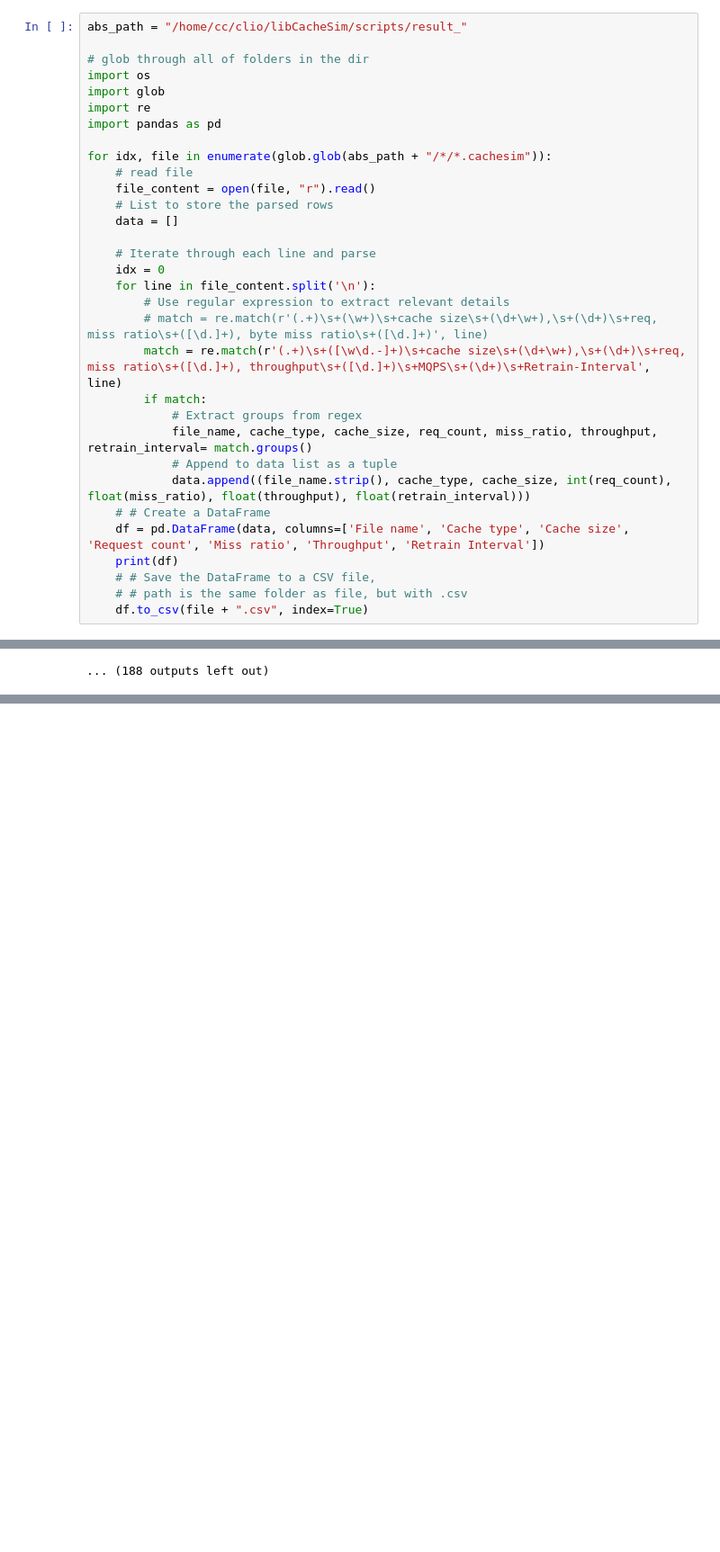
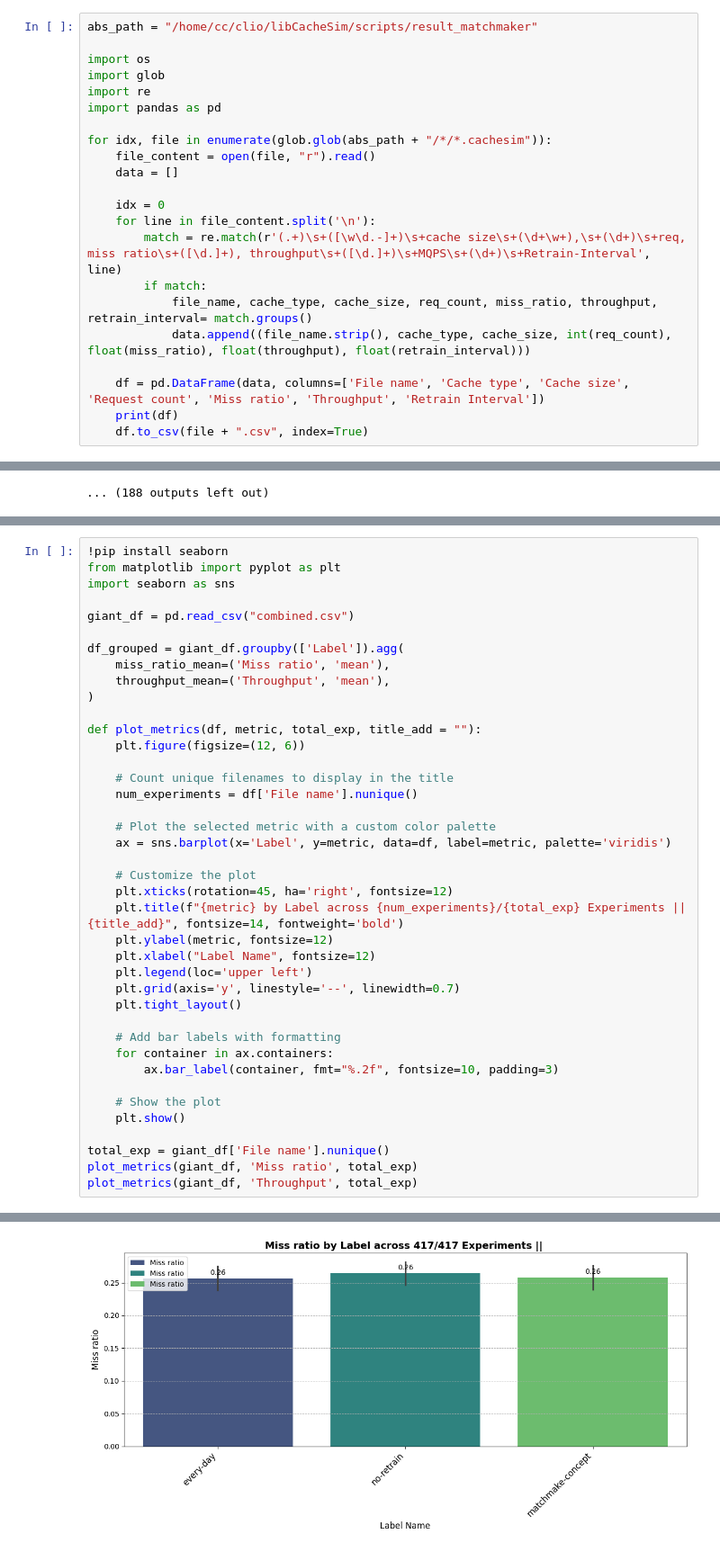
Before and after one commit to williamnixon20/libcachesim-drift, a Jupyter notebook: analyzer.ipynb, the cells around one changed output, grey strips where cells are left out. Shown at 90% size. Cells and saved outputs as stored; diff of their text form; blank space fills up the shorter version.

Commit message:
matchmaker base by concept

```diff
--- a/analyzer.ipynb
+++ b/analyzer.ipynb
@@ -179,36 +179,26 @@ plt.show()
 # %% [markdown]
 # Cache by time
 # %%
-abs_path = "/home/cc/clio/libCacheSim/scripts/result_"
+abs_path = "/home/cc/clio/libCacheSim/scripts/result_matchmaker"
 
-# glob through all of folders in the dir
 import os
 import glob
 import re
 import pandas as pd
 
 for idx, file in enumerate(glob.glob(abs_path + "/*/*.cachesim")):
-    # read file
     file_content = open(file, "r").read()
-    # List to store the parsed rows
     data = []
 
-    # Iterate through each line and parse
     idx = 0
     for line in file_content.split('\n'):
-        # Use regular expression to extract relevant details
-        # match = re.match(r'(.+)\s+(\w+)\s+cache size\s+(\d+\w+),\s+(\d+)\s+req, miss ratio\s+([\d.]+), byte miss ratio\s+([\d.]+)', line)
         match = re.match(r'(.+)\s+([\w\d.-]+)\s+cache size\s+(\d+\w+),\s+(\d+)\s+req, miss ratio\s+([\d.]+), throughput\s+([\d.]+)\s+MQPS\s+(\d+)\s+Retrain-Interval', line)
         if match:
-            # Extract groups from regex
             file_name, cache_type, cache_size, req_count, miss_ratio, throughput, retrain_interval= match.groups()
-            # Append to data list as a tuple
             data.append((file_name.strip(), cache_type, cache_size, int(req_count), float(miss_ratio), float(throughput), float(retrain_interval)))
-    # # Create a DataFrame
+
     df = pd.DataFrame(data, columns=['File name', 'Cache type', 'Cache size', 'Request count', 'Miss ratio', 'Throughput', 'Retrain Interval'])
     print(df)
-    # # Save the DataFrame to a CSV file,
-    # # path is the same folder as file, but with .csv
     df.to_csv(file + ".csv", index=True)
 # %% [output]
                                            File name Cache type Cache size  \
@@ -762,0 +799,41 @@ Passing `palette` without assigning `hue` is deprecated and will be removed in v
+# %%
+!pip install seaborn
+from matplotlib import pyplot as plt
+import seaborn as sns
+
+giant_df = pd.read_csv("combined.csv")
+
+df_grouped = giant_df.groupby(['Label']).agg(
+    miss_ratio_mean=('Miss ratio', 'mean'),
+    throughput_mean=('Throughput', 'mean'),
+)
+
+def plot_metrics(df, metric, total_exp, title_add = ""):
+    plt.figure(figsize=(12, 6))
+
+    # Count unique filenames to display in the title
+    num_experiments = df['File name'].nunique()
+
+    # Plot the selected metric with a custom color palette
+    ax = sns.barplot(x='Label', y=metric, data=df, label=metric, palette='viridis')
+
+    # Customize the plot
+    plt.xticks(rotation=45, ha='right', fontsize=12)
+    plt.title(f"{metric} by Label across {num_experiments}/{total_exp} Experiments || {title_add}", fontsize=14, fontweight='bold')
+    plt.ylabel(metric, fontsize=12)
+    plt.xlabel("Label Name", fontsize=12)
+    plt.legend(loc='upper left')
+    plt.grid(axis='y', linestyle='--', linewidth=0.7)
+    plt.tight_layout()
+
+    # Add bar labels with formatting
+    for container in ax.containers:
+        ax.bar_label(container, fmt="%.2f", fontsize=10, padding=3)
+
+    # Show the plot
+    plt.show()
+
+total_exp = giant_df['File name'].nunique()
+plot_metrics(giant_df, 'Miss ratio', total_exp)
+plot_metrics(giant_df, 'Throughput', total_exp)
+# %% [output]
@@ -762,0 +859 @@ Passing `palette` without assigning `hue` is deprecated and will be removed in v
+[figure, added]
```
Also changed, not shown: parts of 4 cells of this notebook, 15 other files.
